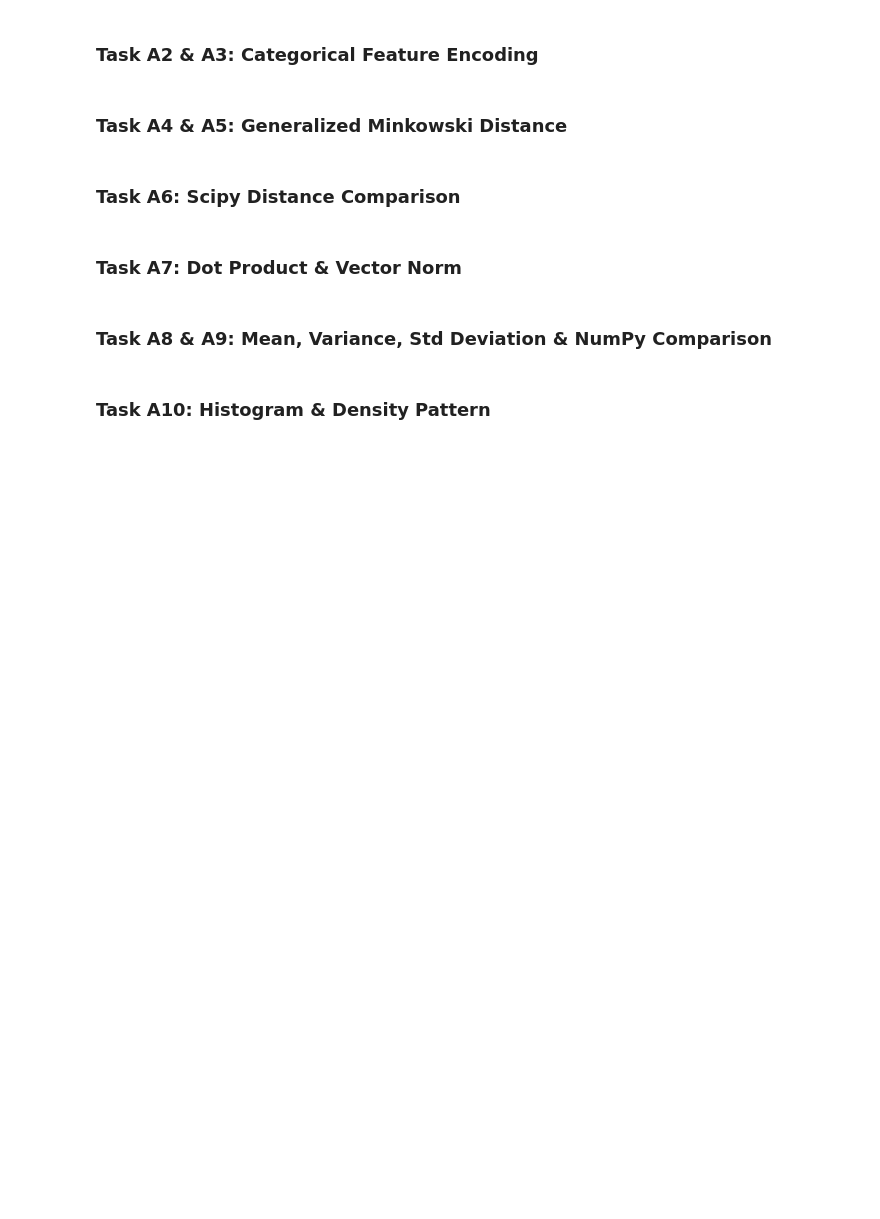
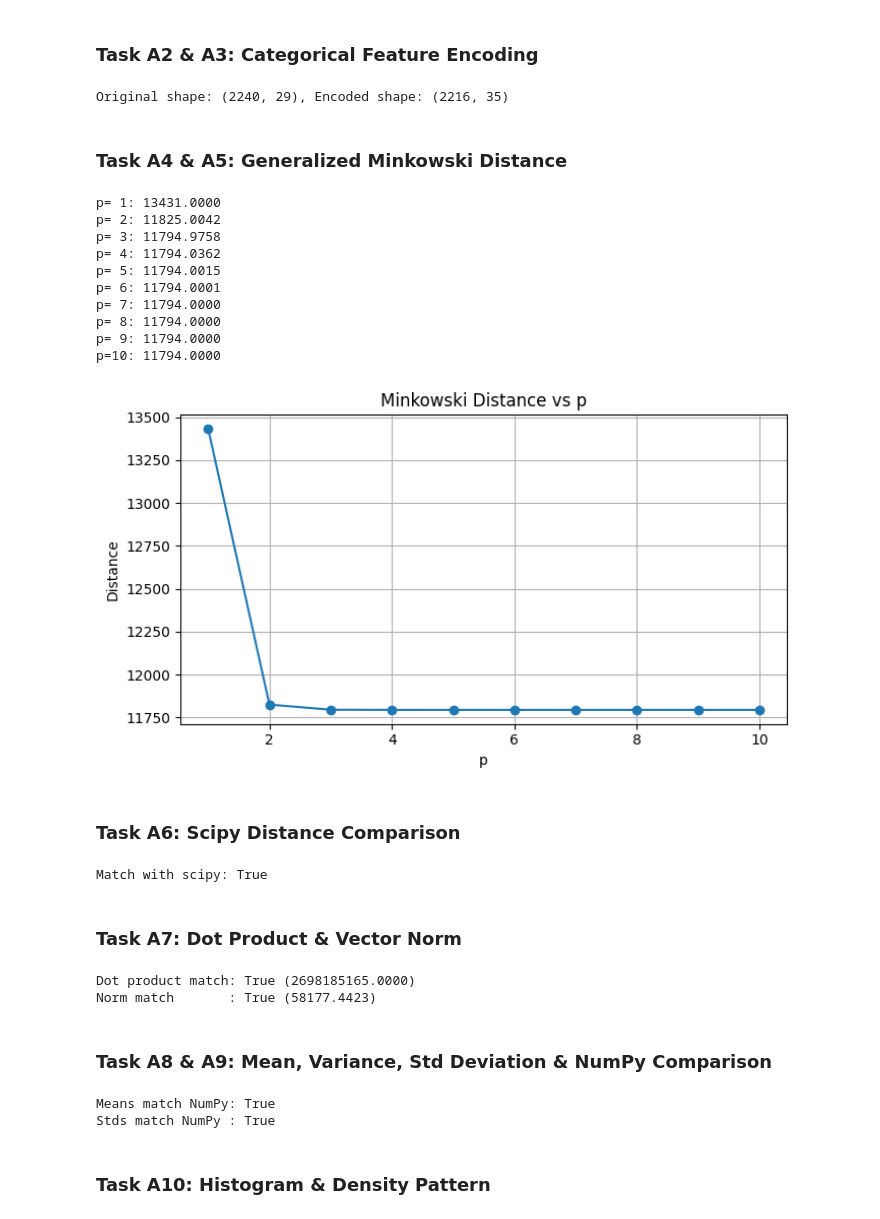
Before and after one commit to pratyushadk/ML-Lab, a Jupyter notebook: lab3.ipynb, the cells around one changed output. Cells and saved outputs as stored; diff of their text form; code cells hidden in the pictures; blank space fills up the shorter version.

```diff
--- a/lab3.ipynb
+++ b/lab3.ipynb
@@ -5,13 +5,13 @@
 # %% [markdown]
 ### Imports & Data Loading
 # %%
-import os
 import numpy as np
 import pandas as pd
+import matplotlib
+matplotlib.use('Agg')
 import matplotlib.pyplot as plt
 from scipy.spatial.distance import minkowski as scipy_minkowski
 
-# Load dataset
-excel_path = '../Lab Session Data.xlsx'
+excel_path = 'Lab Session Data.xlsx'
 df_raw = pd.read_excel(excel_path, sheet_name='marketing_campaign')
-print(f"Loaded dataset shape: {df_raw.shape}")
+print(f'Loaded dataset shape: {df_raw.shape}')
@@ -50,7 +70,6 @@ def one_hot_encode(series):
     }
     return pd.DataFrame(ohe_dict)
 
-# Apply encoding
 df_encoded = df_raw.copy().drop(columns=['Dt_Customer']).dropna(subset=['Income']).reset_index(drop=True)
 
 edu_order = ['Basic', '2n Cycle', 'Graduation', 'Master', 'PhD']
@@ -62,40 +81,57 @@ ohe_marital = one_hot_encode(df_encoded['Marital_Status'])
 df_encoded = pd.concat([df_encoded.drop(columns=['Marital_Status']), ohe_marital], axis=1)
 
 print(f'Original shape: {df_raw.shape}, Encoded shape: {df_encoded.shape}')
+# %% [output]
+Original shape: (2240, 29), Encoded shape: (2216, 35)
 # %% [markdown]
 ### Task A4 & A5: Generalized Minkowski Distance
 # %%
 def minkowski_distance(vector_a, vector_b, p):
     vec_a = np.array(vector_a, dtype=float)
     vec_b = np.array(vector_b, dtype=float)
     if vec_a.shape != vec_b.shape:
         raise ValueError(f'Vector shapes do not match: {vec_a.shape} vs {vec_b.shape}')
     if p < 1:
         raise ValueError('Parameter p must be >= 1')
     return float(np.sum(np.abs(vec_a - vec_b) ** p) ** (1.0 / p))
 
 num_cols = [c for c in df_encoded.select_dtypes(include=[np.number]).columns if c != 'ID']
 vec_1 = df_encoded.loc[0, num_cols].values.astype(float)
 vec_2 = df_encoded.loc[1, num_cols].values.astype(float)
 
 p_vals = list(range(1, 11))
 custom_dists = [minkowski_distance(vec_1, vec_2, p) for p in p_vals]
 
 for p, d in zip(p_vals, custom_dists):
     print(f'p={p:2d}: {d:.4f}')
 
 plt.figure(figsize=(7, 4))
 plt.plot(p_vals, custom_dists, marker='o')
 plt.title('Minkowski Distance vs p')
 plt.xlabel('p')
 plt.ylabel('Distance')
 plt.grid(True)
+plt.tight_layout()
 plt.show()
+# %% [output]
+p= 1: 13431.0000
+p= 2: 11825.0042
+p= 3: 11794.9758
+p= 4: 11794.0362
+p= 5: 11794.0015
+p= 6: 11794.0001
+p= 7: 11794.0000
+p= 8: 11794.0000
+p= 9: 11794.0000
+p=10: 11794.0000
+[figure, added]
 # %% [markdown]
 ### Task A6: Scipy Distance Comparison
 # %%
 scipy_dists = [scipy_minkowski(vec_1, vec_2, p) for p in p_vals]
 print(f'Match with scipy: {np.isclose(custom_dists, scipy_dists).all()}')
+# %% [output]
+Match with scipy: True
 # %% [markdown]
 ### Task A7: Dot Product & Vector Norm
 # %%
@@ -110,13 +146,16 @@ def euclidean_norm(vector):
     vec = np.array(vector, dtype=float)
     return float(np.sqrt(np.sum(vec ** 2)))
 
-c_dot = dot_product(vec_1, vec_2)
-np_dot = np.dot(vec_1, vec_2)
+c_dot   = dot_product(vec_1, vec_2)
+np_dot  = np.dot(vec_1, vec_2)
 c_norm1 = euclidean_norm(vec_1)
-np_norm1 = np.linalg.norm(vec_1)
+np_norm1= np.linalg.norm(vec_1)
 
 print(f'Dot product match: {np.isclose(c_dot, np_dot)} ({c_dot:.4f})')
 print(f'Norm match       : {np.isclose(c_norm1, np_norm1)} ({c_norm1:.4f})')
+# %% [output]
+Dot product match: True (2698185165.0000)
+Norm match       : True (58177.4423)
 # %% [markdown]
 ### Task A8 & A9: Mean, Variance, Std Deviation & NumPy Comparison
 # %%
@@ -137,18 +176,21 @@ def compute_std(data, ddof=0):
 def dataset_statistics(matrix):
     mat = np.array(matrix, dtype=float)
     num_features = mat.shape[1]
-    means = [compute_mean(mat[:, j]) for j in range(num_features)]
+    means     = [compute_mean(mat[:, j])     for j in range(num_features)]
     variances = [compute_variance(mat[:, j]) for j in range(num_features)]
-    stds = [compute_std(mat[:, j]) for j in range(num_features)]
+    stds      = [compute_std(mat[:, j])      for j in range(num_features)]
     return means, variances, stds
 
 matrix = df_encoded[num_cols].values
 c_means, c_vars, c_stds = dataset_statistics(matrix)
 np_means = np.mean(matrix, axis=0)
-np_stds = np.std(matrix, axis=0)
+np_stds  = np.std(matrix,  axis=0)
 
 print(f'Means match NumPy: {np.allclose(c_means, np_means)}')
 print(f'Stds match NumPy : {np.allclose(c_stds, np_stds)}')
+# %% [output]
+Means match NumPy: True
+Stds match NumPy : True
 # %% [markdown]
 ### Task A10: Histogram & Density Pattern
 # %%
```
Also changed, not shown: parts of 4 cells of this notebook.
